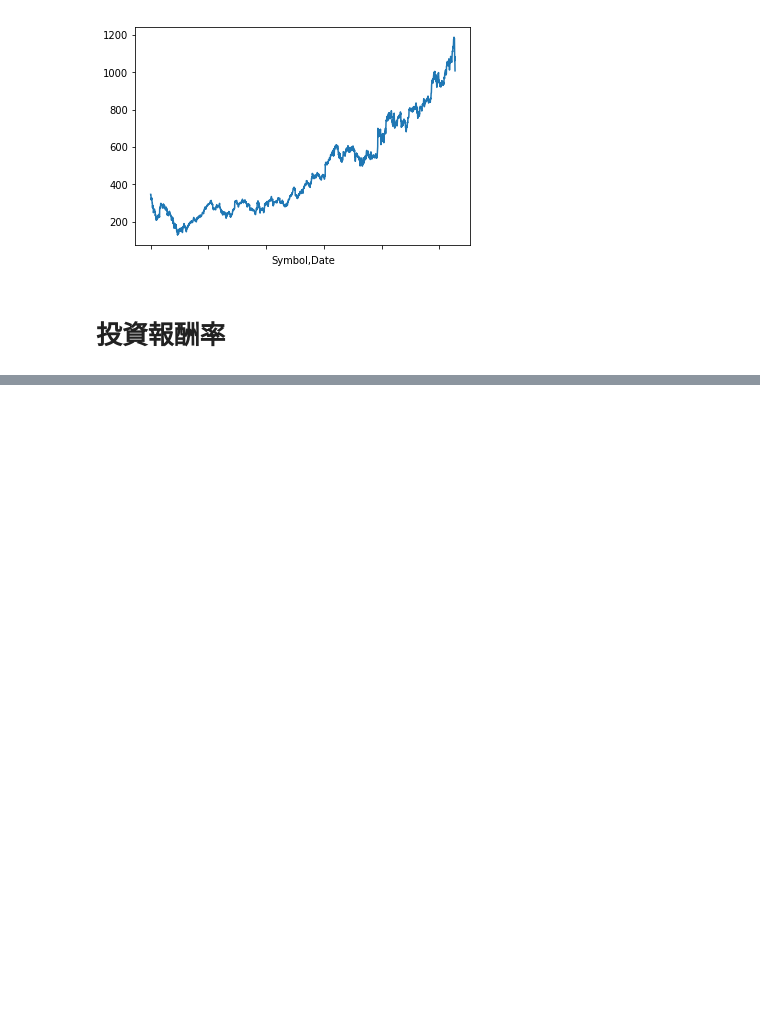
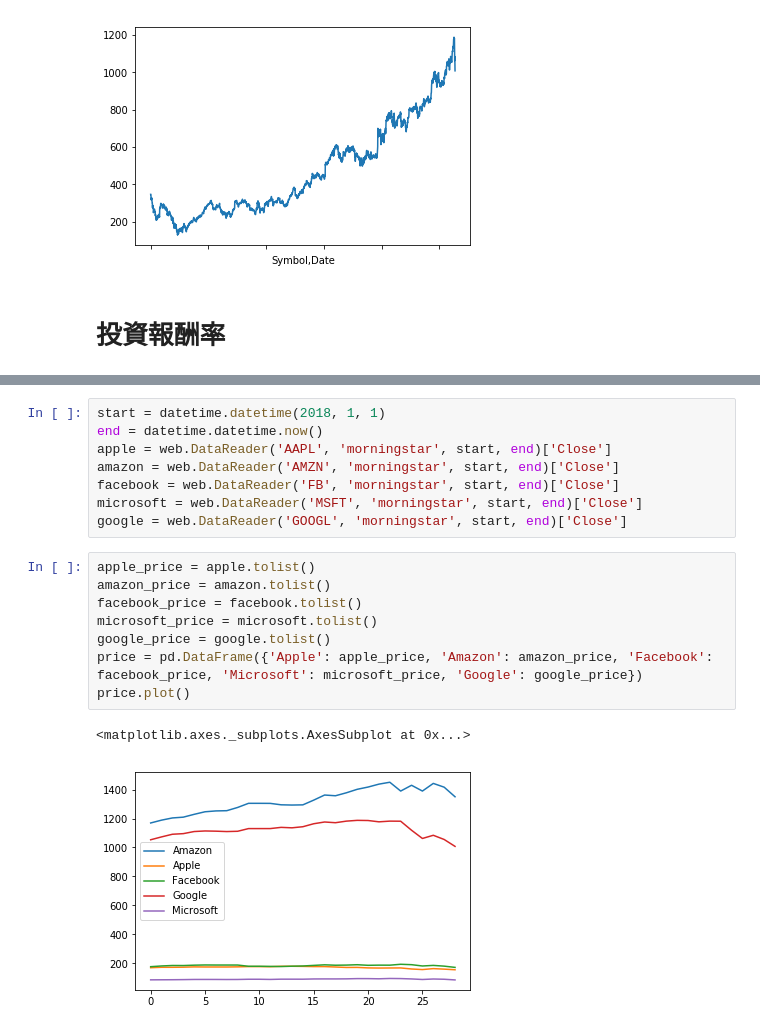
Before and after one commit to wuling31715/2018-NCCU-Machine-Learning, a Jupyter notebook: finance/stock/demo.ipynb, the cells around one changed output, grey strips where cells are left out. Saved outputs shown, nothing was run; the diff lists cells and outputs as text; blank space fills up the shorter version.

```diff
--- a/finance/stock/demo.ipynb
+++ b/finance/stock/demo.ipynb
@@ -50,0 +75,19 @@ close.plot()
+# %%
+start = datetime.datetime(2018, 1, 1)
+end = datetime.datetime.now()
+apple = web.DataReader('AAPL', 'morningstar', start, end)['Close']
+amazon = web.DataReader('AMZN', 'morningstar', start, end)['Close']
+facebook = web.DataReader('FB', 'morningstar', start, end)['Close']
+microsoft = web.DataReader('MSFT', 'morningstar', start, end)['Close']
+google = web.DataReader('GOOGL', 'morningstar', start, end)['Close']
+# %%
+apple_price = apple.tolist()
+amazon_price = amazon.tolist()
+facebook_price = facebook.tolist()
+microsoft_price = microsoft.tolist()
+google_price = google.tolist()
+price = pd.DataFrame({'Apple': apple_price, 'Amazon': amazon_price, 'Facebook': facebook_price, 'Microsoft': microsoft_price, 'Google': google_price})
+price.plot()
+# %% [output]
+<matplotlib.axes._subplots.AxesSubplot at 0x...>
+[figure, added]
```
Also changed, not shown: parts of 9 cells of this notebook.
